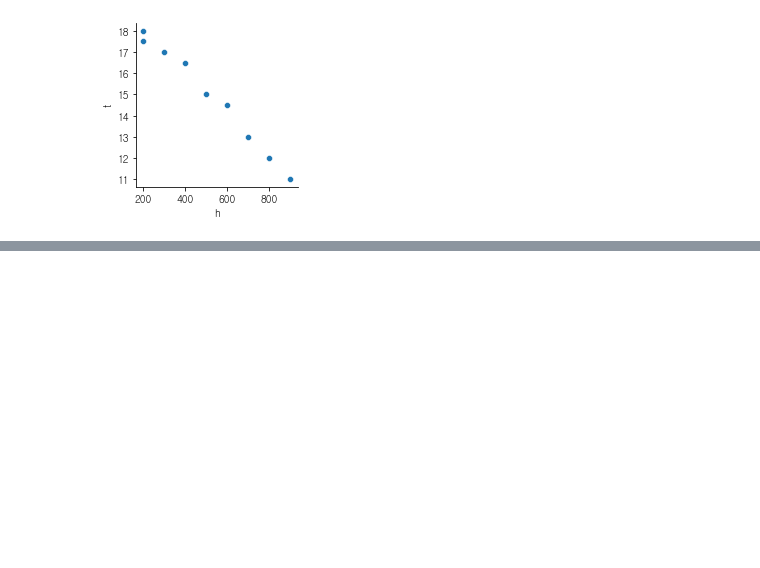
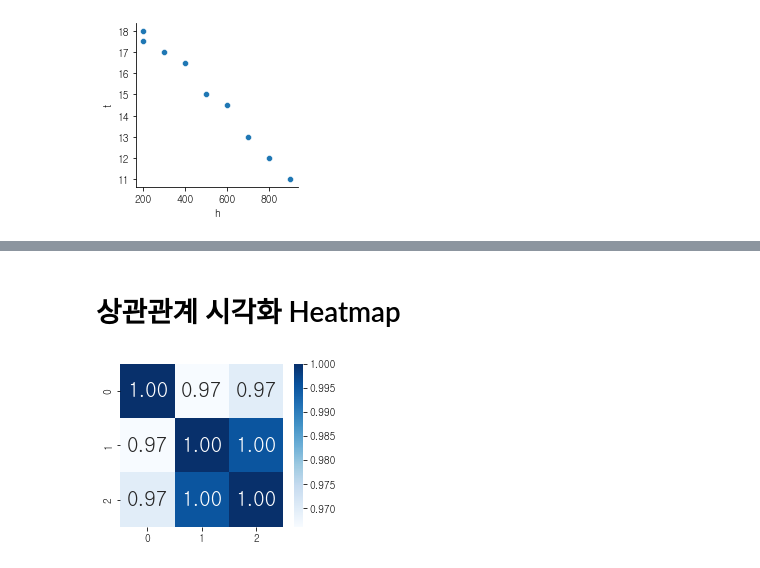
Before and after one commit to hoochh/python_lecture, a Jupyter notebook: v_ch1_correlation.ipynb, the cells around one changed output, grey strips where cells are left out. Cells and saved outputs as stored; diff of their text form; code cells hidden in the pictures; blank space fills up the shorter version.

```diff
--- a/v_ch1_correlation.ipynb
+++ b/v_ch1_correlation.ipynb
@@ -80,0 +185,9 @@ plt.show()
+# %%
+height=[100,120,130,140,150,160,170,180,190]
+foot_size=[200,205,210,220,230,250,270,280,285]
+weight=[25,30,35,40,45,55,68,70]
+list=[height,foot_size,weight]
+df4=pd.DataFrame(list).T
+print(df4)
+corr=df4.corr(method='pearson')
+print(corr)
@@ -80,0 +209,12 @@ plt.show()
+# %% [markdown]
+# 상관관계 시각화 Heatmap
+# %%
+df_heatmap=sns.heatmap(corr, #상관계수 값
+                      cbar=True, #사이드바 표시
+                      annot=True, #실제값 화면에 표시 여부
+                      annot_kws={'size':20}, #글자 크기
+                      fmt='.2f', #소수점 자리수 지침
+                      square=True, #정사각형으로 표시여부
+                      cmap='Blues') #색상지정, Reds Greens Blues
+# %% [output]
+[figure, added]
```
Also changed, not shown: parts of 18 cells of this notebook, 5 other files.
